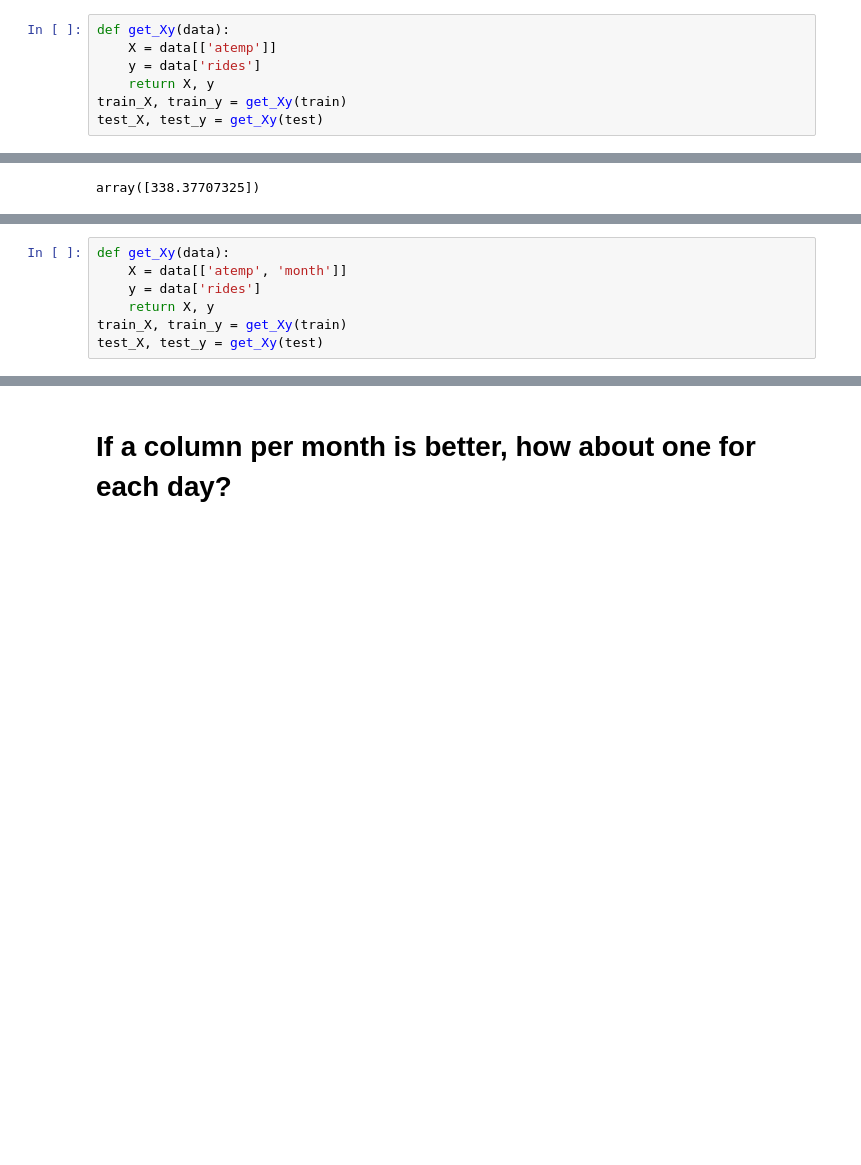
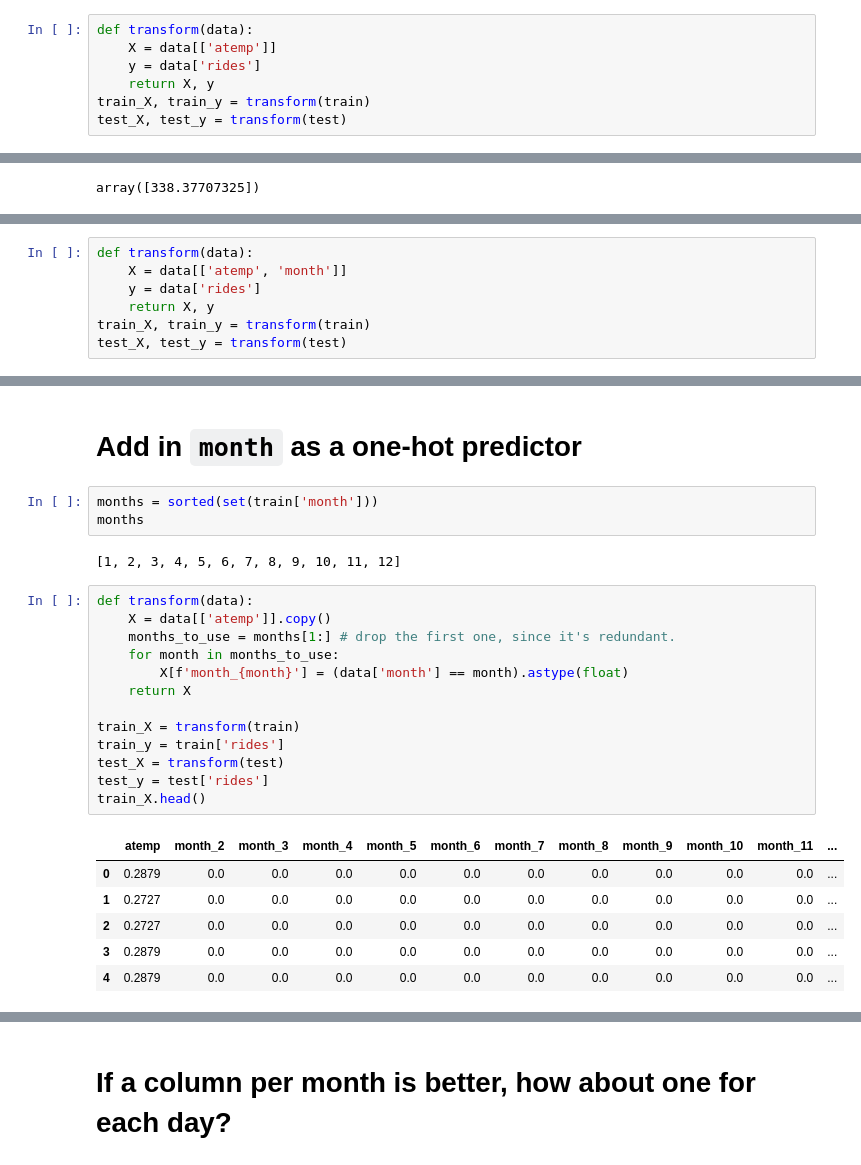
Before and after one commit to Calvin-Data-Science/data202, a Jupyter notebook: src/hw5/hw5_Reference.ipynb, the cells around one changed output, grey strips where cells are left out. Cells and saved outputs as stored; diff of their text form; blank space fills up the shorter version.

```diff
--- a/src/hw5/hw5_Reference.ipynb
+++ b/src/hw5/hw5_Reference.ipynb
@@ -135,10 +133,10 @@ sns.lmplot(x='atemp', y='rides', data=train, scatter_kws={'s': .1})
 # %%
-def get_Xy(data):
+def transform(data):
     X = data[['atemp']]
     y = data['rides']
     return X, y
-train_X, train_y = get_Xy(train)
-test_X, test_y = get_Xy(test)
+train_X, train_y = transform(train)
+test_X, test_y = transform(test)
 # %%
 temp_only_model = LinearRegression().fit(train_X, train_y)
 # %%
@@ -174,7 +166,7 @@ metrics.r2_score(test_y, test_y_pred)
 # %%
-def get_Xy(data):
+def transform(data):
     X = data[['atemp', 'month']]
     y = data['rides']
     return X, y
-train_X, train_y = get_Xy(train)
-test_X, test_y = get_Xy(test)
+train_X, train_y = transform(train)
+test_X, test_y = transform(test)
@@ -276,0 +182,27 @@ sns.barplot(x='month', y='atemp', data=hourly_counts, hue="yr")#, color="grey")
+# %% [markdown]
+# Add in `month` as a one-hot predictor
+# %%
+months = sorted(set(train['month']))
+months
+# %% [output]
+[1, 2, 3, 4, 5, 6, 7, 8, 9, 10, 11, 12]
+# %%
+def transform(data):
+    X = data[['atemp']].copy()
+    months_to_use = months[1:] # drop the first one, since it's redundant.
+    for month in months_to_use:
+        X[f'month_{month}'] = (data['month'] == month).astype(float)
+    return X
+
+train_X = transform(train)
+train_y = train['rides']
+test_X = transform(test)
+test_y = test['rides']
+train_X.head()
+# %% [output]
+|  | atemp | month_2 | month_3 | month_4 | month_5 | month_6 | month_7 | month_8 | month_9 | month_10 | month_11 | ... |
+| 0 | 0.2879 | 0.0 | 0.0 | 0.0 | 0.0 | 0.0 | 0.0 | 0.0 | 0.0 | 0.0 | 0.0 | ... |
+| 1 | 0.2727 | 0.0 | 0.0 | 0.0 | 0.0 | 0.0 | 0.0 | 0.0 | 0.0 | 0.0 | 0.0 | ... |
+| 2 | 0.2727 | 0.0 | 0.0 | 0.0 | 0.0 | 0.0 | 0.0 | 0.0 | 0.0 | 0.0 | 0.0 | ... |
+| 3 | 0.2879 | 0.0 | 0.0 | 0.0 | 0.0 | 0.0 | 0.0 | 0.0 | 0.0 | 0.0 | 0.0 | ... |
+| 4 | 0.2879 | 0.0 | 0.0 | 0.0 | 0.0 | 0.0 | 0.0 | 0.0 | 0.0 | 0.0 | 0.0 | ... |
```
Also changed, not shown: parts of 63 cells of this notebook.
